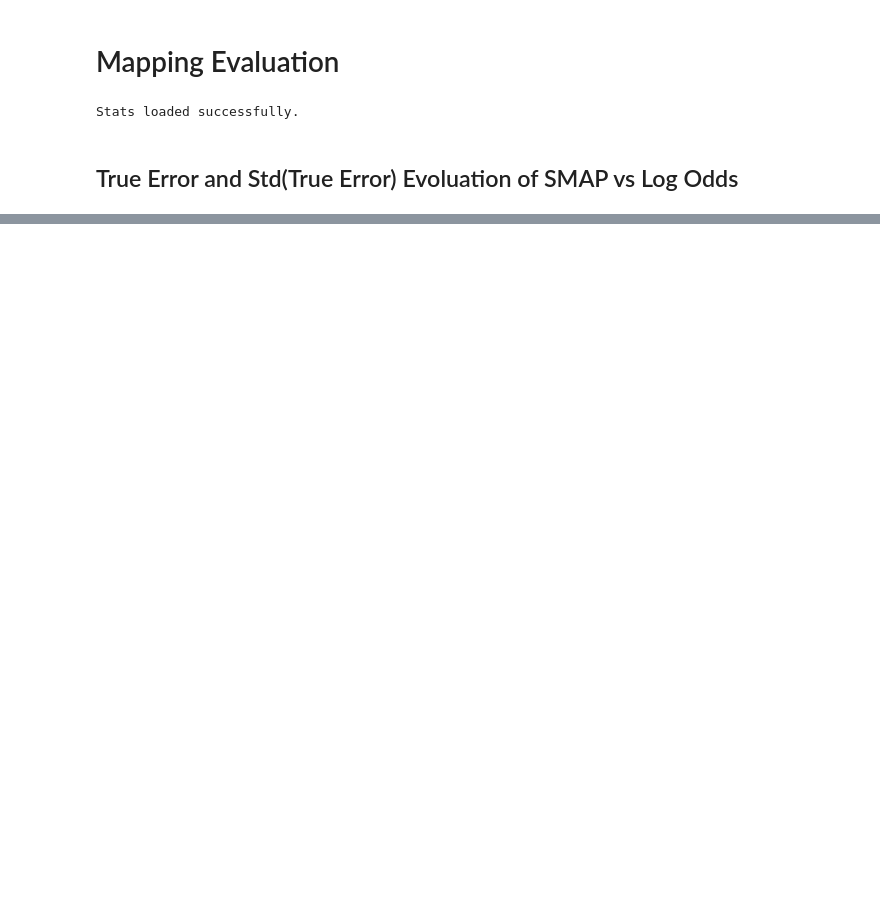
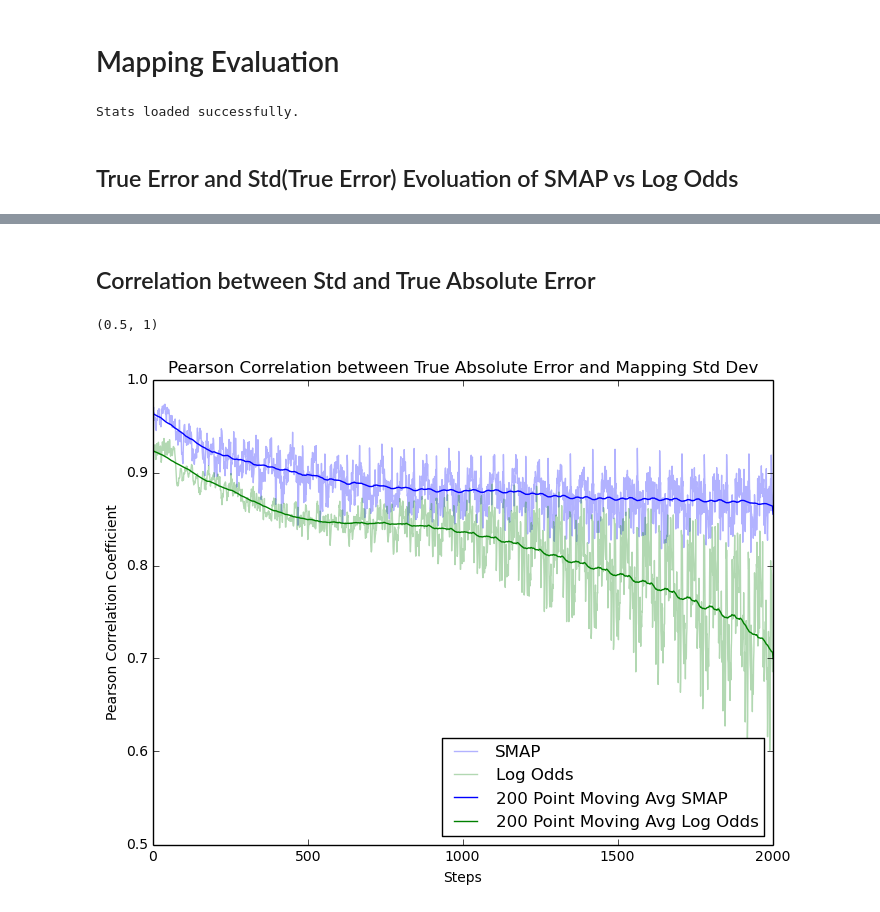
Before and after one commit to pnvyshnav/smap_PD, a Jupyter notebook: stats/Mapping Evaluation.ipynb, the cells around one changed output, grey strips where cells are left out. Saved outputs shown, nothing was run; the diff lists cells and outputs as text; code cells hidden in the pictures; blank space fills up the shorter version.

```diff
--- a/stats/Mapping Evaluation.ipynb
+++ b/stats/Mapping Evaluation.ipynb
@@ -66,0 +66,35 @@ The diagram visualizes the full map true error evolution and corresponding stand
+# %% [markdown]
+## Correlation between Std and True Absolute Error
+# %%
+fig, (ax) = plt.subplots(1, 1, figsize=(8, 6))
+plt.title("Pearson Correlation between True Absolute Error and Mapping Std Dev")
+plt.xlabel("Steps")
+plt.ylabel("Pearson Correlation Coefficient")
+
+ax.plot(np.array(stats.stdErrorCorrelationBelief), alpha=0.3, color="b", label="SMAP")
+ax.plot(np.array(stats.stdErrorCorrelationLogOdds), alpha=0.3, color="g", label="Log Odds")
+# stats.stdErrorCorrelationLogOdds = np.array(stats.stdErrorCorrelationLogOdds)
+# last_finite = 1.
+# for i in range(len(stats.stdErrorCorrelationLogOdds)):
+#     if np.isfinite(stats.stdErrorCorrelationLogOdds[i]):
+#         last_finite = stats.stdErrorCorrelationLogOdds[i]
+#     else:
+#         stats.stdErrorCorrelationLogOdds[i] = last_finite
+
+# mask = np.isfinite(stats.stdErrorCorrelationLogOdds)
+
+#stats.stdErrorCorrelationLogOdds[~mask] = 0
+
+def moving_avg(array, n=200):
+    return np.convolve([array[0]]*(n/2) + list(array) + [array[-1]]*(n/2), np.ones(n) / n)[int(n):]
+
+# smoothedCorrelationLogOdds = np.convolve(stats.stdErrorCorrelationLogOdds, np.ones(100) / 100)
+#mask = np.isfinite(smoothedCorrelationLogOdds)
+ax.plot(moving_avg(stats.stdErrorCorrelationBelief), color="b", label="200 Point Moving Avg SMAP")
+ax.plot(moving_avg(stats.stdErrorCorrelationLogOdds), color="g", label="200 Point Moving Avg Log Odds")
+ax.legend(loc="lower right")
+ax.set_xlim([0, 2000])#len(stats.stdErrorCorrelationBelief)])
+ax.set_ylim([0.5, 1])
+# %% [output]
+(0.5, 1)
+[figure, added]
```
Also changed, not shown: parts of 3 cells of this notebook, 6 other files.
